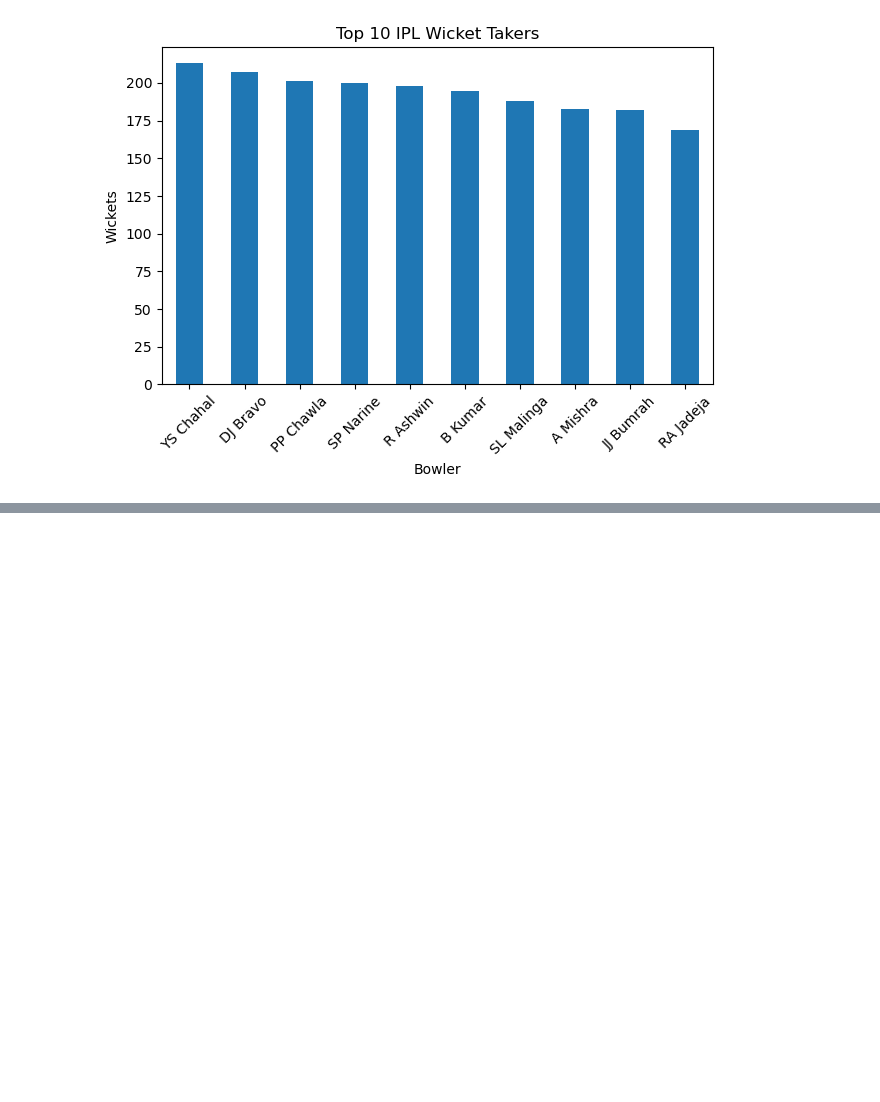
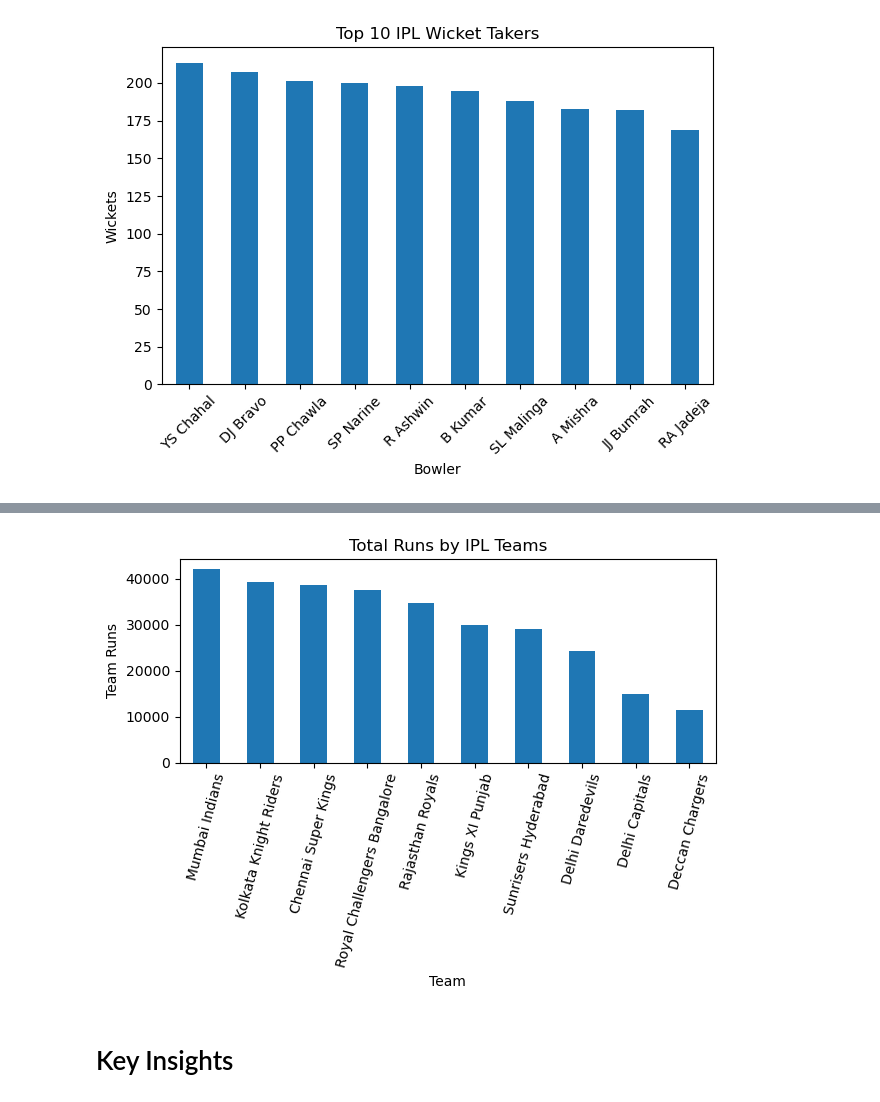
Before and after one commit to Smruti-09/EDA-Projects, a Jupyter notebook: ipl.ipynb, the cells around one changed output, grey strips where cells are left out. Saved outputs shown, nothing was run; the diff lists cells and outputs as text; code cells hidden in the pictures; blank space fills up the shorter version.

Commit message:
Updated IPL insights and analysis

```diff
--- a/ipl.ipynb
+++ b/ipl.ipynb
@@ -141,0 +190,17 @@ plt.show()
+# %%
+team_runs = (
+    df.groupby("batting_team")["total_runs"]
+    .sum()
+    .sort_values(ascending=False)
+).head(10)
+team_runs.plot(kind='bar')
+plt.title("Total Runs by IPL Teams")
+plt.xlabel("Team")
+plt.ylabel("Team Runs")
+plt.xticks(rotation=75)
+plt.tight_layout()
+plt.show()
+# %% [output]
+[figure, added]
+# %% [markdown]
+# Key Insights
```
Also changed, not shown: parts of 5 cells of this notebook.
